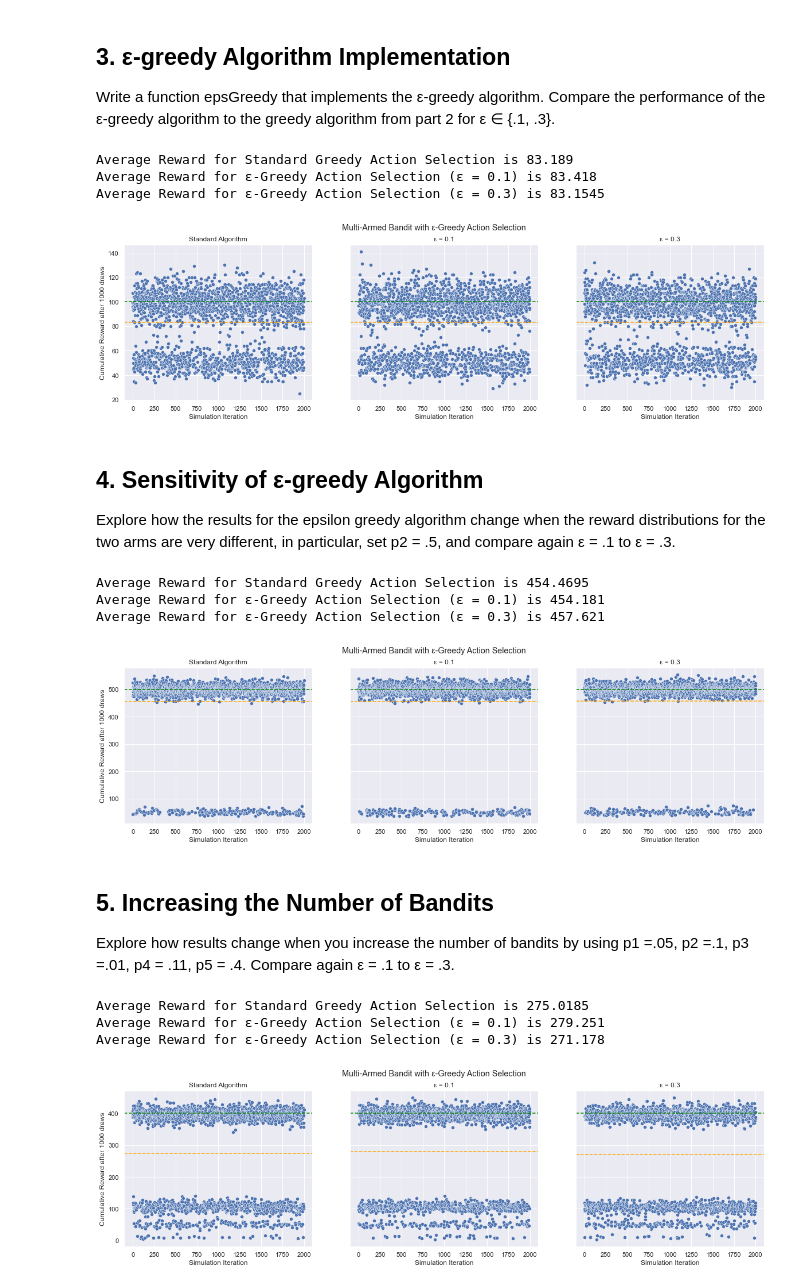
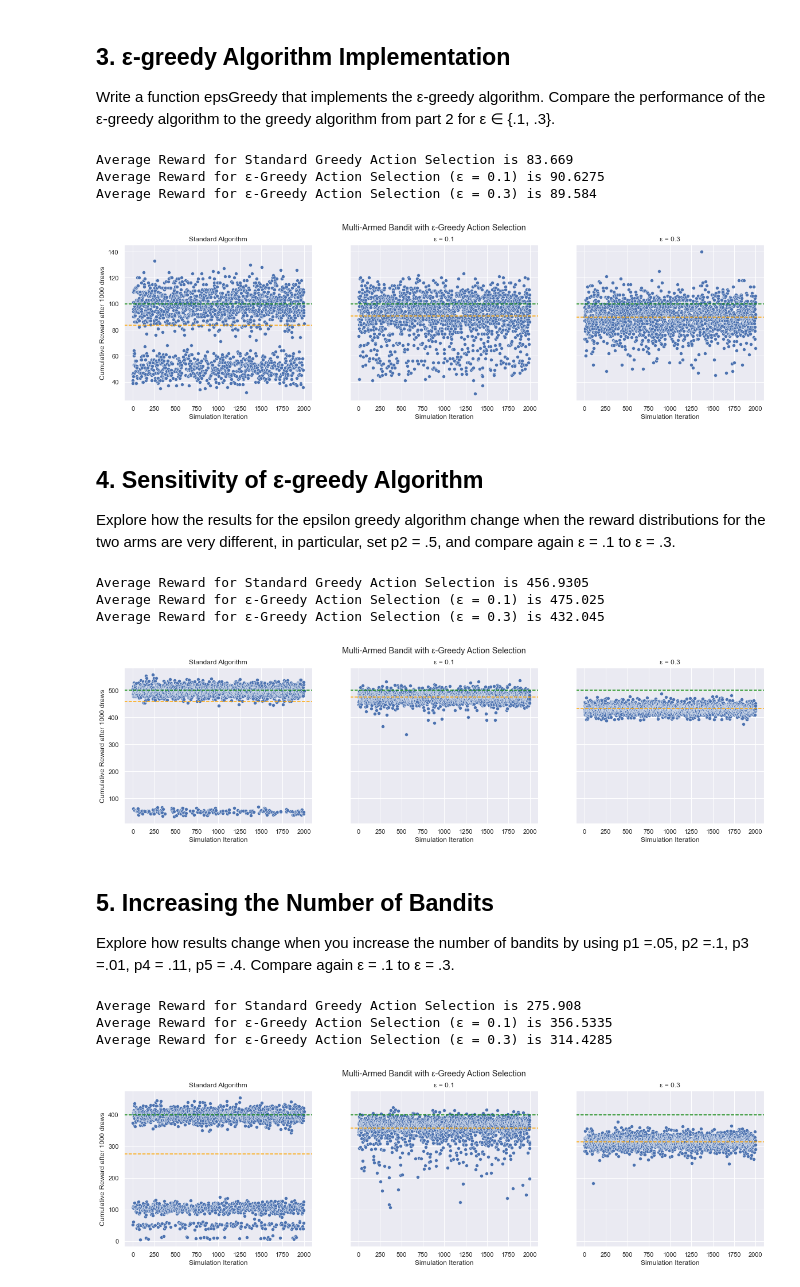
Before and after one commit to pbudner/ml4e-multi-armed-bandit, a Jupyter notebook: Lab8_MultiArmedBandits_MM_PB.ipynb, the cells around one changed output. Saved outputs shown, nothing was run; the diff lists cells and outputs as text; code cells hidden in the pictures.

```diff
--- a/Lab8_MultiArmedBandits_MM_PB.ipynb
+++ b/Lab8_MultiArmedBandits_MM_PB.ipynb
@@ -73,7 +73,7 @@ Note that due to the stochastic nature of payoffs, cumulative rewards will look
 # the parameter p specifies the proability to retrieve the reward
 def draw_from_distribution(p):
   # draw random number (uniformely distributed between [0.0,1.0])
-  if random.random() <= p: # if random number is smaller then p we won and retrieve reward
+  if np.random.random() <= p: # if random number is smaller then p we won and retrieve reward
     return 1
   return 0
 
@@ -115,7 +115,7 @@ def simulate_bandit_game(p_array, action_selector):
 
   # execute the bandit game no_of_simulations times
   for iteration in range(no_of_simulations):
-    cumulative_reward, average_reward_per_round = play_bandit_game(T, p_array, greedy_action_selector)
+    cumulative_reward, average_reward_per_round = play_bandit_game(T, p_array, action_selector)
     rewards.append(cumulative_reward)
     average_reward_per_round_per_game.append(average_reward_per_round)
   return rewards, rewards_per_round_per_game
@@ -169,7 +169,7 @@ fig.suptitle('Multi-Armed Bandit with ε-Greedy Action Selection')
 p_array = [p_1, p_2]
 
 # greedy action selection
-rewards = simulate_bandit_game(p_array, lambda x: greedy_action_selector(x))
+rewards, average_reward_per_round_per_game = simulate_bandit_game(p_array, lambda x: greedy_action_selector(x))
 average_reward = sum(rewards)/len(rewards)
 print('Average Reward for Standard Greedy Action Selection is {}'.format(average_reward))
 sns.scatterplot(ax=axes[0], data=rewards)
@@ -182,7 +182,7 @@ axes[0].set_xlabel('Simulation Iteration')
 
 # first e-greedy game
 epsilon = 0.1
-rewards = simulate_bandit_game(p_array, lambda x: epsilon_greedy_action_selector(x, epsilon))
+rewards, average_reward_per_round_per_game = simulate_bandit_game(p_array, lambda x: epsilon_greedy_action_selector(x, epsilon))
 average_reward = sum(rewards)/len(rewards)
 print('Average Reward for ε-Greedy Action Selection (ε = {}) is {}'.format(epsilon, average_reward))
 sns.scatterplot(ax=axes[1], data=rewards)
@@ -194,7 +194,7 @@ axes[1].set_xlabel('Simulation Iteration')
 
 # second e-greedy game
 epsilon = 0.3
-rewards = simulate_bandit_game(p_array, lambda x: epsilon_greedy_action_selector(x, epsilon))
+rewards, average_reward_per_round_per_game = simulate_bandit_game(p_array, lambda x: epsilon_greedy_action_selector(x, epsilon))
 average_reward = sum(rewards)/len(rewards)
 print('Average Reward for ε-Greedy Action Selection (ε = {}) is {}'.format(epsilon, average_reward))
 sns.scatterplot(ax=axes[2], data=rewards)
@@ -204,10 +204,10 @@ axes[2].set_title('ε = {}'.format(epsilon))
 axes[2].set_ylabel('Cumulative Reward after {} draws'.format(T))
 _ = axes[2].set_xlabel('Simulation Iteration')
 # %% [output]
-Average Reward for Standard Greedy Action Selection is 83.189
-Average Reward for ε-Greedy Action Selection (ε = 0.1) is 83.418
-Average Reward for ε-Greedy Action Selection (ε = 0.3) is 83.1545
+Average Reward for Standard Greedy Action Selection is 83.669
+Average Reward for ε-Greedy Action Selection (ε = 0.1) is 90.6275
+Average Reward for ε-Greedy Action Selection (ε = 0.3) is 89.584
-[figure, old version]
+[figure, new version]
 # %% [markdown]
 ## 4. Sensitivity of ε-greedy Algorithm
 Explore how the results for the epsilon greedy algorithm change when the reward distributions for
@@ -221,7 +221,7 @@ fig, axes = plt.subplots(1, 3, sharey=True, figsize=(20, 5))
 fig.suptitle('Multi-Armed Bandit with ε-Greedy Action Selection')
 
 # greedy action selection
-rewards = simulate_bandit_game(p_array, lambda x: greedy_action_selector(x))
+rewards, average_reward_per_round_per_game = simulate_bandit_game(p_array, lambda x: greedy_action_selector(x))
 average_reward = sum(rewards)/len(rewards)
 print('Average Reward for Standard Greedy Action Selection is {}'.format(average_reward))
 sns.scatterplot(ax=axes[0], data=rewards)
@@ -234,7 +234,7 @@ axes[0].set_xlabel('Simulation Iteration')
 
 # first e-greedy game
 epsilon = 0.1
-rewards = simulate_bandit_game(p_array, lambda x: epsilon_greedy_action_selector(x, epsilon))
+rewards, average_reward_per_round_per_game = simulate_bandit_game(p_array, lambda x: epsilon_greedy_action_selector(x, epsilon))
 average_reward = sum(rewards)/len(rewards)
 print('Average Reward for ε-Greedy Action Selection (ε = {}) is {}'.format(epsilon, average_reward))
 sns.scatterplot(ax=axes[1], data=rewards)
@@ -246,7 +246,7 @@ axes[1].set_xlabel('Simulation Iteration')
 
 # second e-greedy game
 epsilon = 0.3
-rewards = simulate_bandit_game(p_array, lambda x: epsilon_greedy_action_selector(x, epsilon))
+rewards, average_reward_per_round_per_game = simulate_bandit_game(p_array, lambda x: epsilon_greedy_action_selector(x, epsilon))
 average_reward = sum(rewards)/len(rewards)
 print('Average Reward for ε-Greedy Action Selection (ε = {}) is {}'.format(epsilon, average_reward))
 sns.scatterplot(ax=axes[2], data=rewards)
@@ -256,10 +256,10 @@ axes[2].set_title('ε = {}'.format(epsilon))
 axes[2].set_ylabel('Cumulative Reward after {} draws'.format(T))
 _ = axes[2].set_xlabel('Simulation Iteration')
 # %% [output]
-Average Reward for Standard Greedy Action Selection is 454.4695
-Average Reward for ε-Greedy Action Selection (ε = 0.1) is 454.181
-Average Reward for ε-Greedy Action Selection (ε = 0.3) is 457.621
+Average Reward for Standard Greedy Action Selection is 456.9305
+Average Reward for ε-Greedy Action Selection (ε = 0.1) is 475.025
+Average Reward for ε-Greedy Action Selection (ε = 0.3) is 432.045
-[figure, old version]
+[figure, new version]
 # %% [markdown]
 ## 5. Increasing the Number of Bandits
 Explore how results change when you increase the number of bandits by using p1 =.05, p2 =.1, p3 =.01, p4 = .11, p5 = .4. Compare again ε = .1 to ε = .3.
@@ -271,42 +271,42 @@ fig, axes = plt.subplots(1, 3, sharey=True, figsize=(20, 5))
 fig.suptitle('Multi-Armed Bandit with ε-Greedy Action Selection')
 
 # greedy action selection
-rewards = simulate_bandit_game(p_array, lambda x: greedy_action_selector(x))
+rewards, average_reward_per_round_per_game = simulate_bandit_game(p_array, lambda x: greedy_action_selector(x))
 average_reward = sum(rewards)/len(rewards)
 print('Average Reward for Standard Greedy Action Selection is {}'.format(average_reward))
 sns.scatterplot(ax=axes[0], data=rewards)
 axes[0].axhline(max(p_array) * T, color='green', linestyle='--') # expected reward if we would always choose the best arm
 axes[0].axhline(average_reward, color='orange', linestyle='--') # average reward of our sample
 axes[0].set_title('Standard Algorithm')
 axes[0].set_ylabel('Cumulative Reward after {} draws'.format(T))
 axes[0].set_xlabel('Simulation Iteration')
 
 
 # first e-greedy game
 epsilon = 0.1
-rewards = simulate_bandit_game(p_array, lambda x: epsilon_greedy_action_selector(x, epsilon))
+rewards, average_reward_per_round_per_game = simulate_bandit_game(p_array, lambda x: epsilon_greedy_action_selector(x, epsilon))
 average_reward = sum(rewards)/len(rewards)
 print('Average Reward for ε-Greedy Action Selection (ε = {}) is {}'.format(epsilon, average_reward))
 sns.scatterplot(ax=axes[1], data=rewards)
 axes[1].axhline(max(p_array) * T, color='green', linestyle='--') # expected reward if we would always choose the best arm
 axes[1].axhline(average_reward, color='orange', linestyle='--') # average reward of our sample
 axes[1].set_title('ε = {}'.format(epsilon))
 axes[1].set_ylabel('Cumulative Reward after {} draws'.format(T))
 axes[1].set_xlabel('Simulation Iteration')
 
 # second e-greedy game
 epsilon = 0.3
-rewards = simulate_bandit_game(p_array, lambda x: epsilon_greedy_action_selector(x, epsilon))
+rewards, average_reward_per_round_per_game = simulate_bandit_game(p_array, lambda x: epsilon_greedy_action_selector(x, epsilon))
 average_reward = sum(rewards)/len(rewards)
 print('Average Reward for ε-Greedy Action Selection (ε = {}) is {}'.format(epsilon, average_reward))
 sns.scatterplot(ax=axes[2], data=rewards)
 axes[2].axhline(max(p_array) * T, color='green', linestyle='--') # expected reward if we would always choose the best arm
 axes[2].axhline(average_reward, color='orange', linestyle='--') # average reward of our sample
 axes[2].set_title('ε = {}'.format(epsilon))
 axes[2].set_ylabel('Cumulative Reward after {} draws'.format(T))
 _ = axes[2].set_xlabel('Simulation Iteration')
 # %% [output]
-Average Reward for Standard Greedy Action Selection is 275.0185
-Average Reward for ε-Greedy Action Selection (ε = 0.1) is 279.251
-Average Reward for ε-Greedy Action Selection (ε = 0.3) is 271.178
+Average Reward for Standard Greedy Action Selection is 275.908
+Average Reward for ε-Greedy Action Selection (ε = 0.1) is 356.5335
+Average Reward for ε-Greedy Action Selection (ε = 0.3) is 314.4285
-[figure, old version]
+[figure, new version]
```
Also changed, not shown: parts of 1 cell of this notebook.
